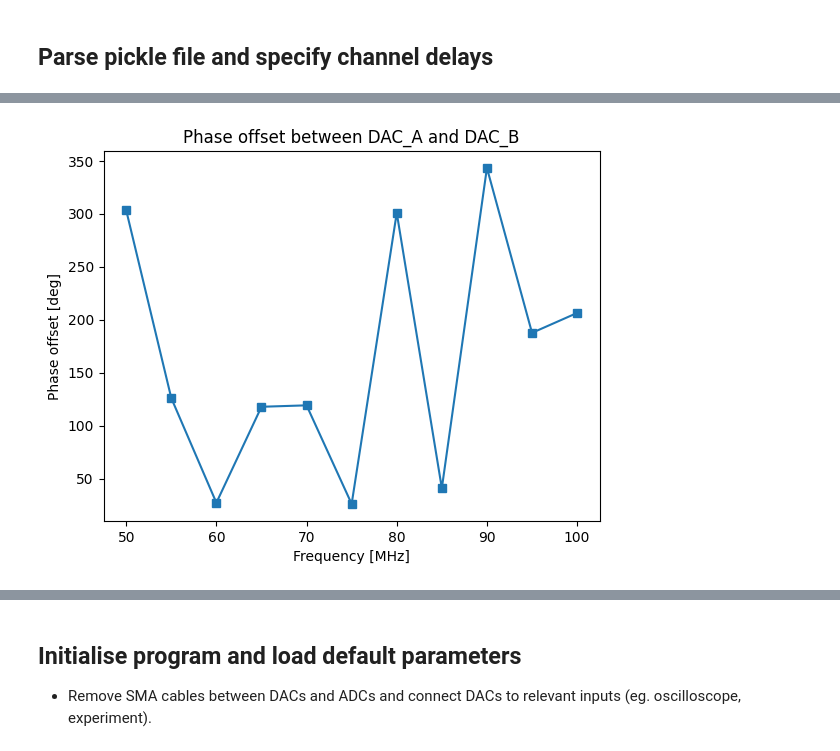
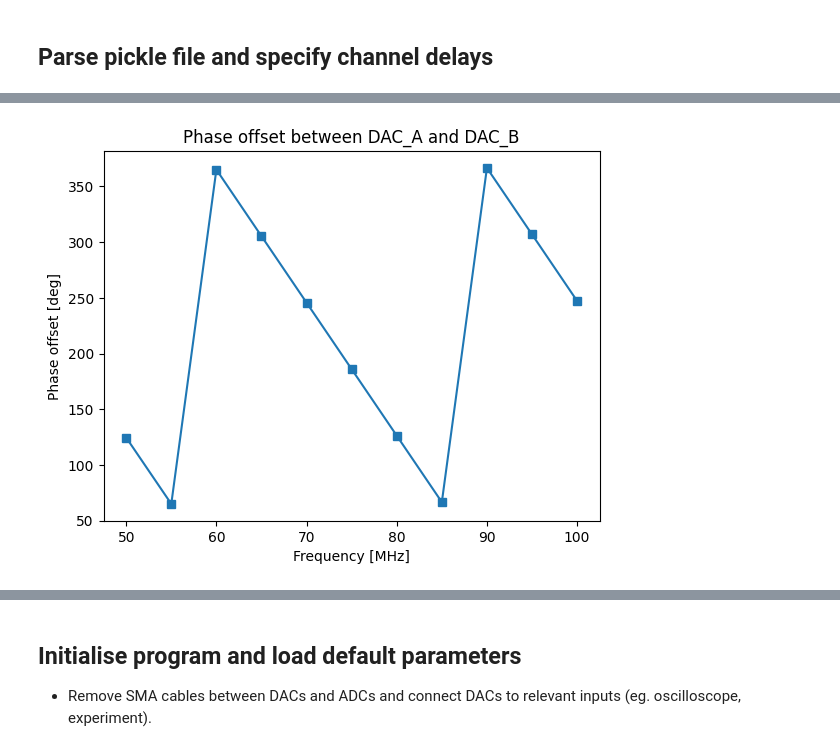
Before and after one commit to danieljamesgraham/qeg-rfsoc, a Jupyter notebook: rfsoc_pulses_example.ipynb, the cells around one changed output, grey strips where cells are left out. Drawn from its saved outputs; the diff is of its cells as text; code cells hidden in the pictures.

Commit message:
Nicer phase offset graph in example notebook.

```diff
--- a/rfsoc_pulses_example.ipynb
+++ b/rfsoc_pulses_example.ipynb
@@ -138,23 +148,23 @@ for freq in dac_freqs:
 # %%
 # FIXME: Don't like how this is relying on the order of the lists to work
 
-DELAY = 35e5 # Change this to compensate for mismatched cable lengths etc.
+DELAY = -30e-5 # Change this to compensate for mismatched cable lengths etc.
 
 delta_phis = {}
 
 for i in range(len(dac_freqs)):
     phase_delay = 360 * dac_freqs[i] * DELAY
     delta_phis[dac_freqs[i]] = [((res[i][0][0] - res[i][1][0]) % 360) - phase_delay, 0]
 
 x,y = [], []
 for key, value in delta_phis.items():
     # print(f"{key}: {value[0]}")
     x.append(key)
     y.append(value[0])
 
 plt.plot(x,y, marker="s")
 plt.xlabel("Frequency [MHz]")
 plt.ylabel("Phase offset [deg]")
 plt.title("Phase offset between DAC_A and DAC_B");
 # %% [output]
-[figure, old version]
+[figure, new version]
```
Also changed, not shown: parts of 9 cells of this notebook, 1 other file.
